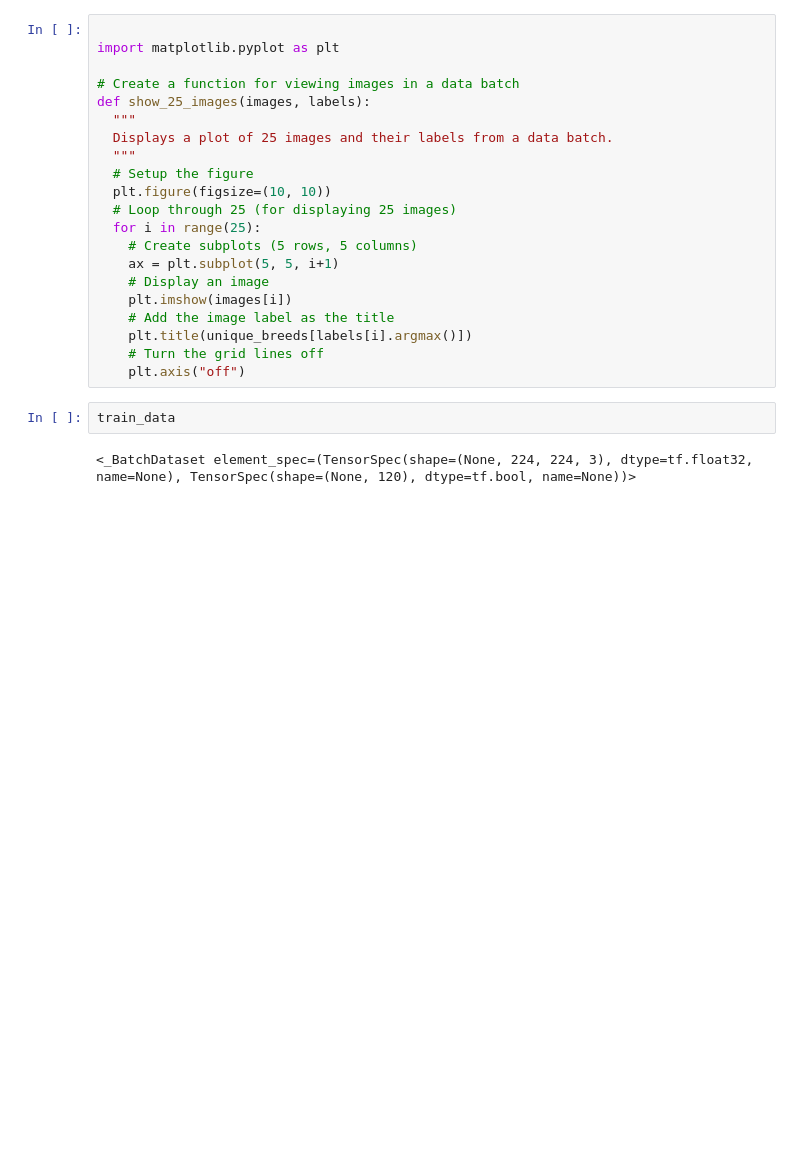
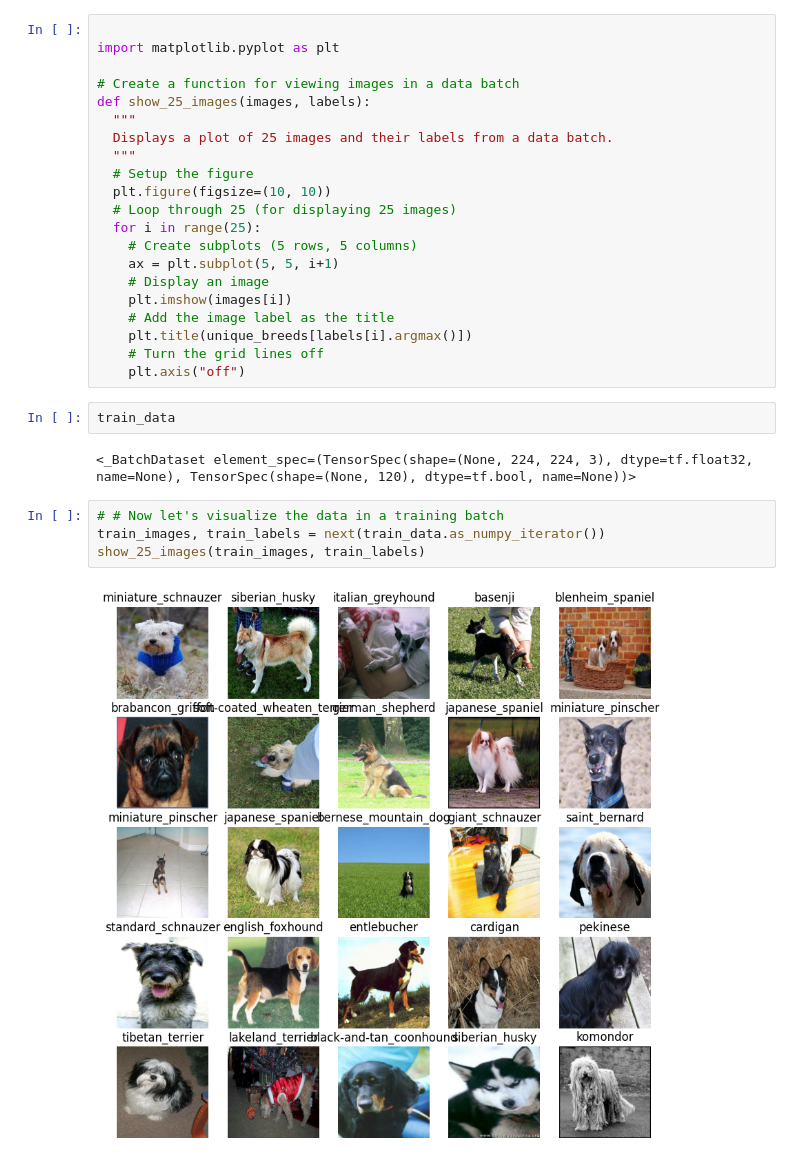
Before and after one commit to InflixOP/Neural-Networks, a Jupyter notebook: dog_vision (2).ipynb, the cells around one changed output. Drawn from its saved outputs; the diff is of its cells as text; blank space fills up the shorter version.

```diff
--- a/dog_vision (2).ipynb
+++ b/dog_vision (2).ipynb
@@ -561,3 +561,9 @@ def show_25_images(images, labels):
 train_data
 # %% [output]
 <_BatchDataset element_spec=(TensorSpec(shape=(None, 224, 224, 3), dtype=tf.float32, name=None), TensorSpec(shape=(None, 120), dtype=tf.bool, name=None))>
+# %%
+# # Now let's visualize the data in a training batch
+train_images, train_labels = next(train_data.as_numpy_iterator())
+show_25_images(train_images, train_labels)
+# %% [output]
+[figure, added]
```
Also changed, not shown: parts of 1 cell of this notebook.
